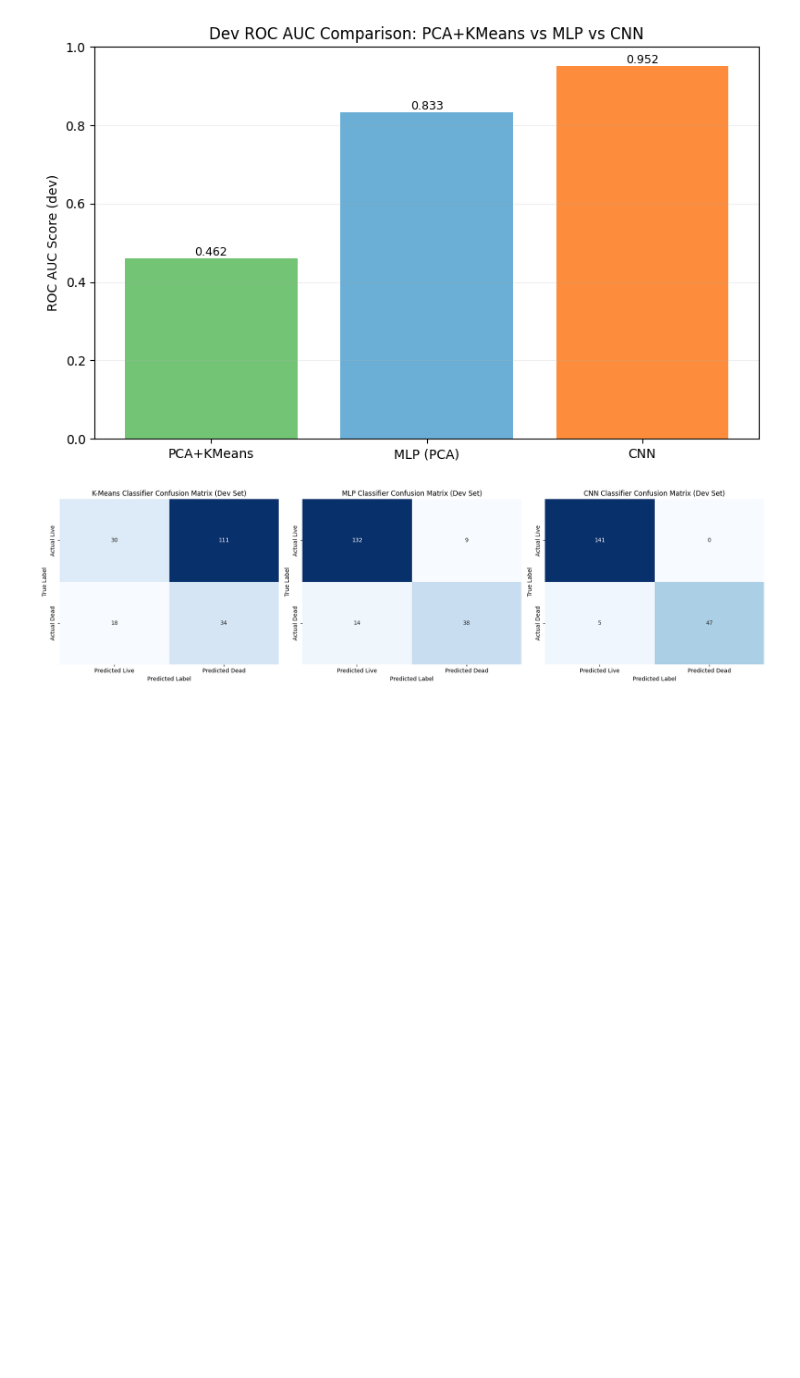
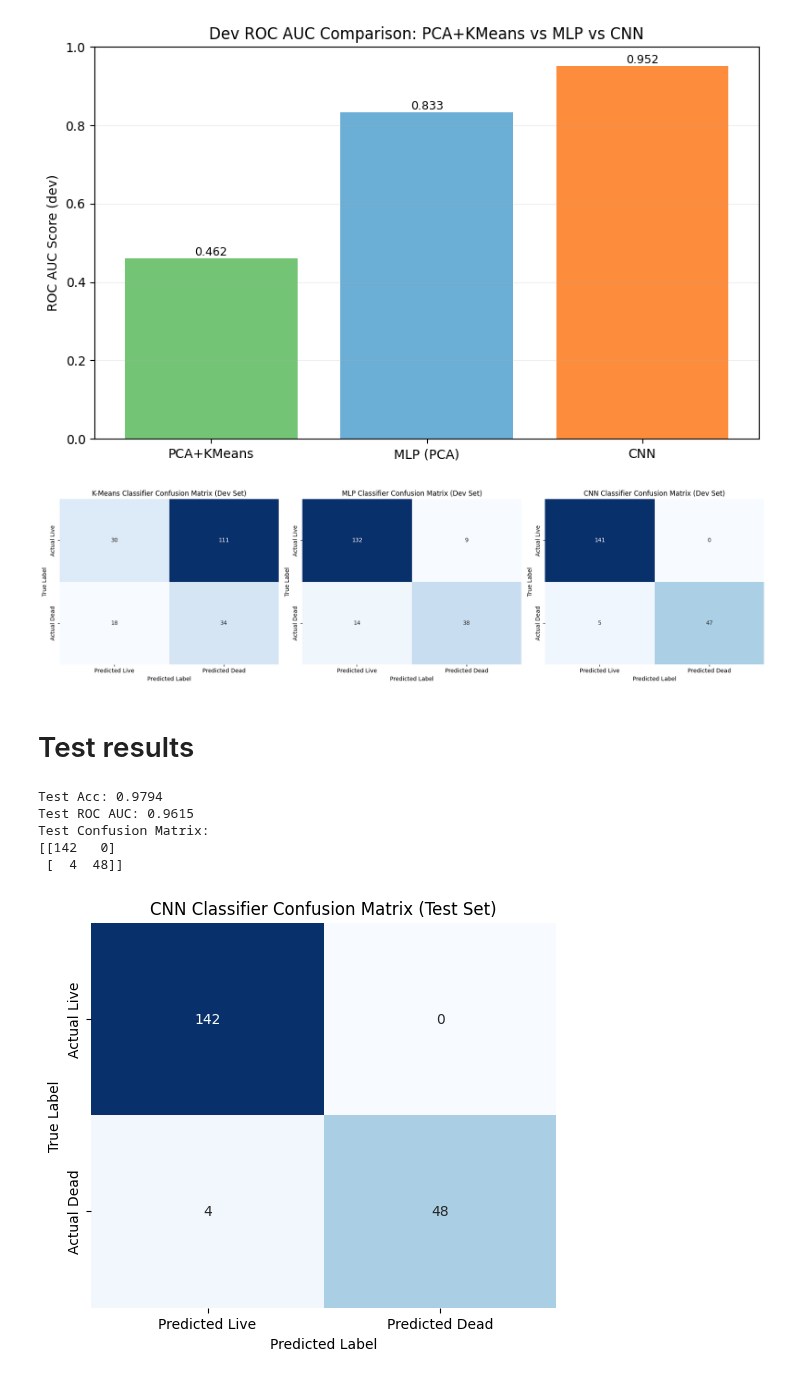
Before and after one commit to Twaal/applied-data-analysis-and-ml, a Jupyter notebook: Project3/code/project3.ipynb, the cells around one changed output. Saved outputs shown, nothing was run; the diff lists cells and outputs as text; code cells hidden in the pictures; blank space fills up the shorter version.

Commit message:
test metrics

```diff
--- a/Project3/code/project3.ipynb
+++ b/Project3/code/project3.ipynb
@@ -519,3 +514,35 @@ plt.tight_layout()
 plt.show()
 # %% [output]
 [figure]
+# %% [markdown]
+# Test results
+# %%
+# Plot accuracy, AUC, and confusion matrix for the CNN on the holdout test set
+import torch
+import numpy as np
+from torch.utils.data import DataLoader, TensorDataset
+from p3_module import eval_dev_metrics, plot_confusion
+
+# Build test DataLoader (scale inputs to [0,1])
+X_test_t = torch.tensor(X_test).permute(0, 3, 1, 2).float() / 255.0
+y_test_t = torch.tensor(y_test).long()
+test_loader = DataLoader(TensorDataset(X_test_t, y_test_t), batch_size=64, shuffle=False)
+
+# Evaluate metrics on test set
+m_test = eval_dev_metrics(model, test_loader, device=device)
+
+cm = m_test['confusion']
+# Accuracy from confusion matrix
+test_acc = (cm[0,0] + cm[1,1]) / np.sum(cm)
+test_auc = m_test['roc_auc']
+print(f"Test Acc: {test_acc:.4f}")
+print(f"Test ROC AUC: {test_auc:.4f}")
+print(f"Test Confusion Matrix:\n{cm}")
+plot_confusion(cm, 'CNN Classifier Confusion Matrix (Test Set)')
+# %% [output]
+Test Acc: 0.9794
+Test ROC AUC: 0.9615
+Test Confusion Matrix:
+[[142   0]
+ [  4  48]]
+[figure, added]
```
Also changed, not shown: parts of 5 cells of this notebook.
